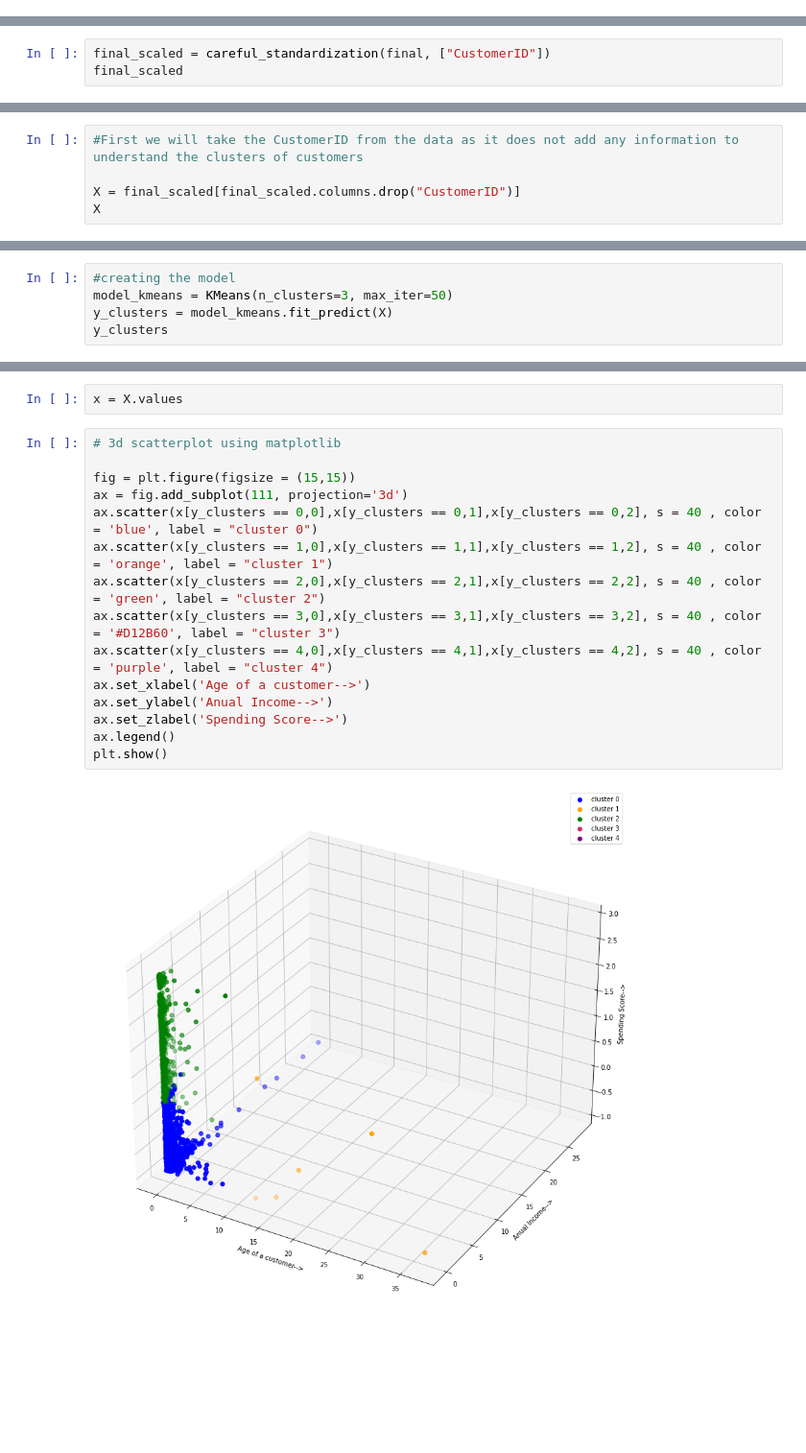
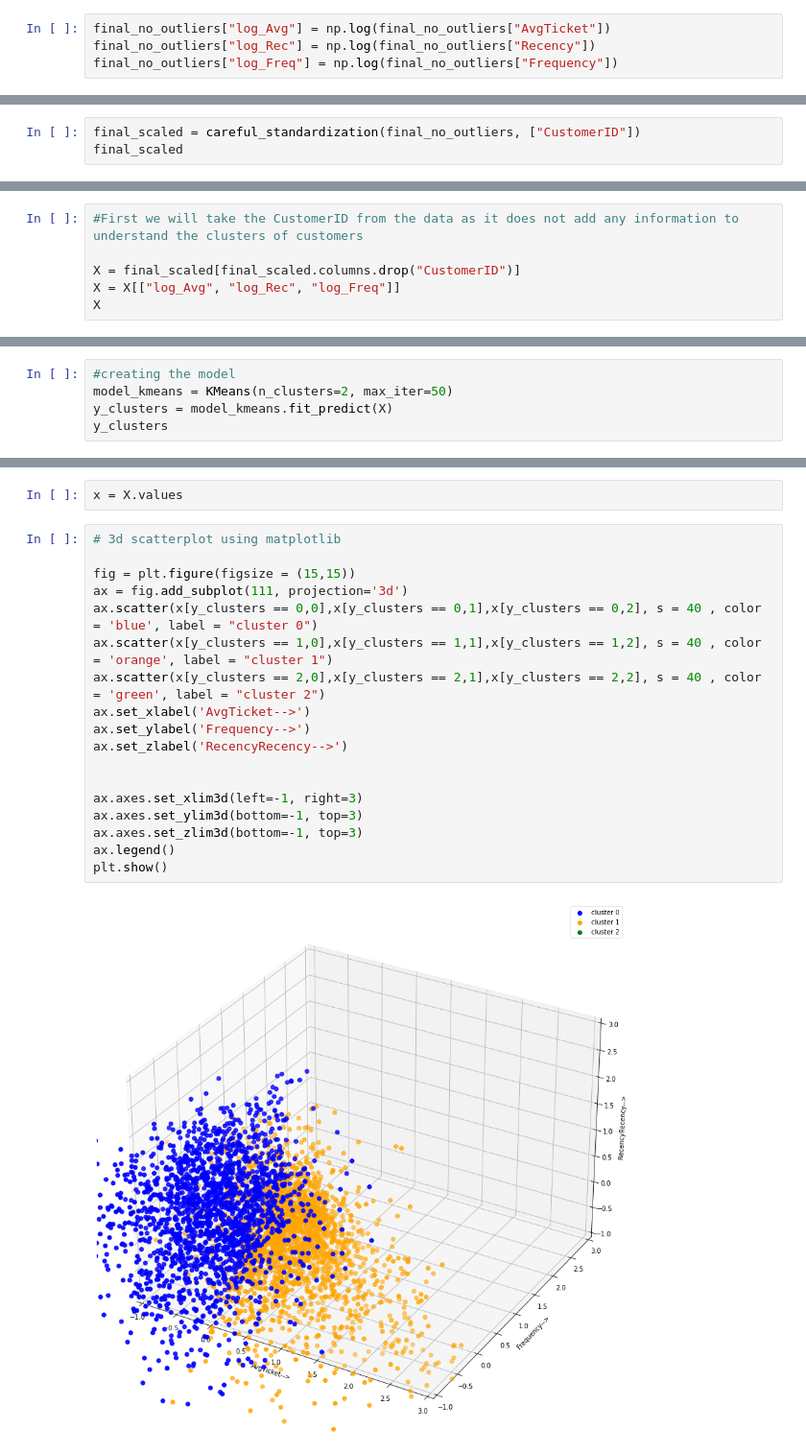
Before and after one commit to Lluisarull/Assignment5_ML, a Jupyter notebook: Clustering_Project_Javi.ipynb, the cells around one changed output, grey strips where cells are left out. Shown: that part at 96% size. Saved outputs shown, nothing was run; the diff lists cells and outputs as text; blank space fills up the shorter version.

```diff
--- a/Clustering_Project_Javi.ipynb
+++ b/Clustering_Project_Javi.ipynb
@@ -568,6 +524,10 @@ final
+# %%
+final_no_outliers["log_Avg"] = np.log(final_no_outliers["AvgTicket"])
+final_no_outliers["log_Rec"] = np.log(final_no_outliers["Recency"])
+final_no_outliers["log_Freq"] = np.log(final_no_outliers["Frequency"])
 # %% [markdown]
 ## Scaling data
 # %%
-final_scaled = careful_standardization(final, ["CustomerID"])
+final_scaled = careful_standardization(final_no_outliers, ["CustomerID"])
 final_scaled
 # %% [output]
@@ -590,5 +550,6 @@ final_scaled
 #First we will take the CustomerID from the data as it does not add any information to understand the clusters of customers
 
 X = final_scaled[final_scaled.columns.drop("CustomerID")]
+X = X[["log_Avg", "log_Rec", "log_Freq"]]
 X
 # %% [output]
@@ -622,6 +583,6 @@ plt.plot(ssd)
 # %%
 #creating the model
-model_kmeans = KMeans(n_clusters=3, max_iter=50)
+model_kmeans = KMeans(n_clusters=2, max_iter=50)
 y_clusters = model_kmeans.fit_predict(X)
 y_clusters
 # %% [output]
@@ -640,17 +601,20 @@ x = X.values
 # %%
 # 3d scatterplot using matplotlib
 
 fig = plt.figure(figsize = (15,15))
 ax = fig.add_subplot(111, projection='3d')
 ax.scatter(x[y_clusters == 0,0],x[y_clusters == 0,1],x[y_clusters == 0,2], s = 40 , color = 'blue', label = "cluster 0")
 ax.scatter(x[y_clusters == 1,0],x[y_clusters == 1,1],x[y_clusters == 1,2], s = 40 , color = 'orange', label = "cluster 1")
 ax.scatter(x[y_clusters == 2,0],x[y_clusters == 2,1],x[y_clusters == 2,2], s = 40 , color = 'green', label = "cluster 2")
-ax.scatter(x[y_clusters == 3,0],x[y_clusters == 3,1],x[y_clusters == 3,2], s = 40 , color = '#D12B60', label = "cluster 3")
-ax.scatter(x[y_clusters == 4,0],x[y_clusters == 4,1],x[y_clusters == 4,2], s = 40 , color = 'purple', label = "cluster 4")
-ax.set_xlabel('Age of a customer-->')
-ax.set_ylabel('Anual Income-->')
-ax.set_zlabel('Spending Score-->')
+ax.set_xlabel('AvgTicket-->')
+ax.set_ylabel('Frequency-->')
+ax.set_zlabel('RecencyRecency-->')
+
+
+ax.axes.set_xlim3d(left=-1, right=3)
+ax.axes.set_ylim3d(bottom=-1, top=3)
+ax.axes.set_zlim3d(bottom=-1, top=3)
 ax.legend()
 plt.show()
 # %% [output]
-[figure, old version]
+[figure, new version]
```
Also changed, not shown: parts of 16 cells of this notebook.
